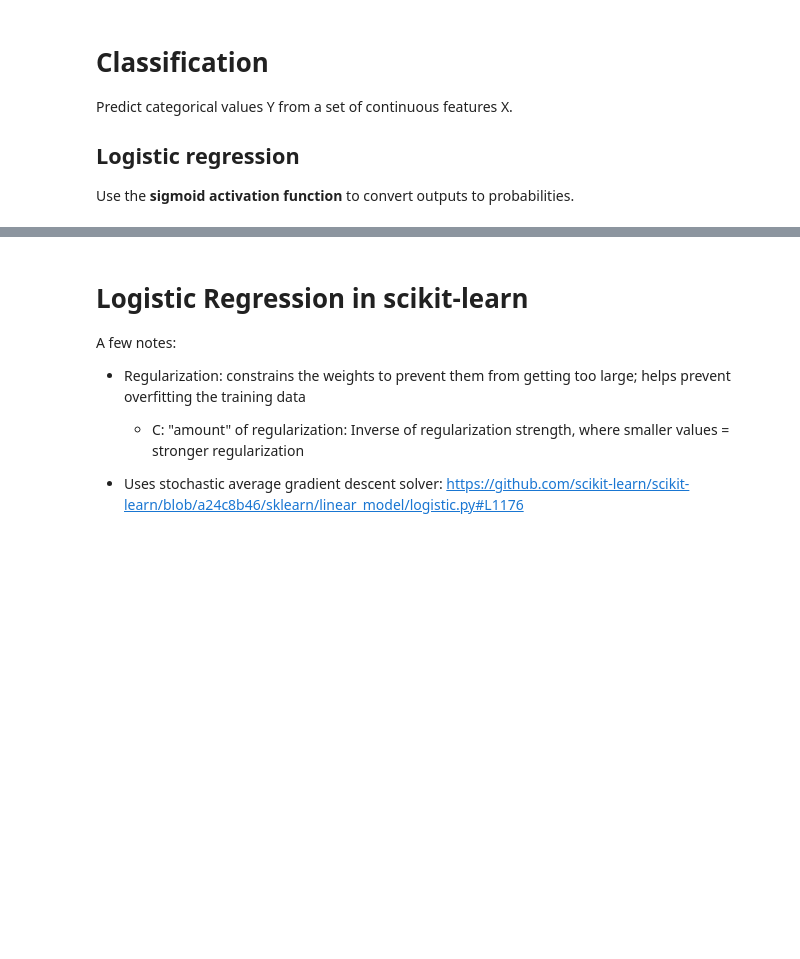
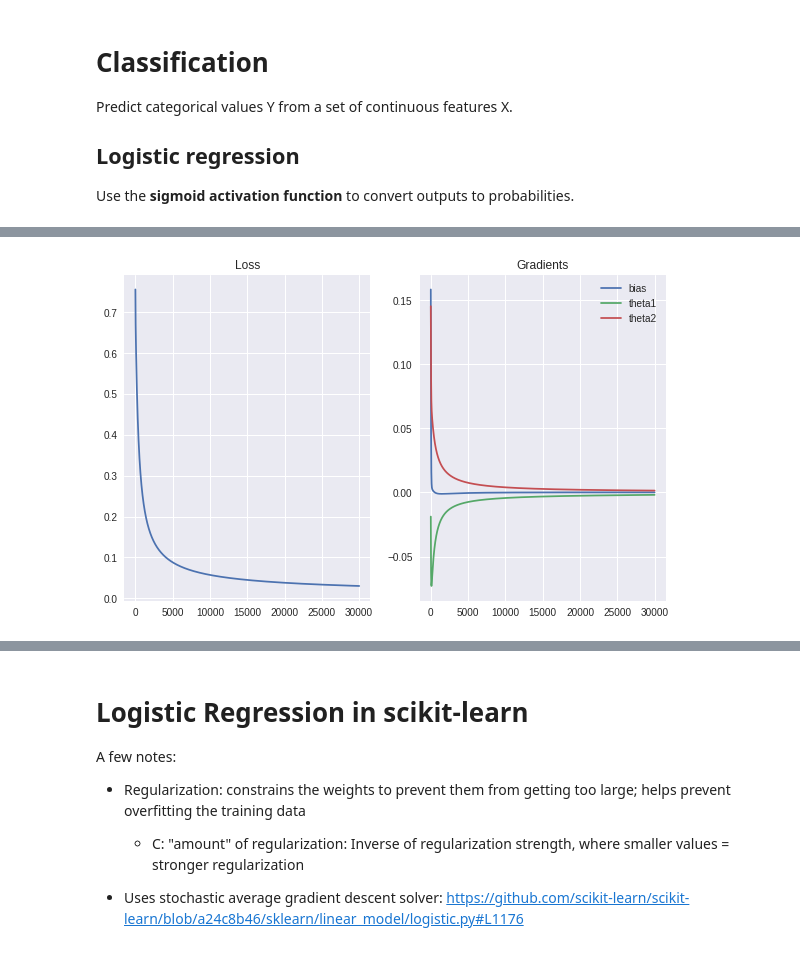
Before and after one commit to amandakeasson/RRI_ML_workshop, a Jupyter notebook: rriML_sklearn.ipynb, the cells around one changed output, grey strips where cells are left out. Saved outputs shown, nothing was run; the diff lists cells and outputs as text; code cells hidden in the pictures; blank space fills up the shorter version.

```diff
--- a/rriML_sklearn.ipynb
+++ b/rriML_sklearn.ipynb
@@ -404,0 +446,82 @@ plt.show()
+# %%
+# note: this section has been updated
+
+# predictions (of probabilities)
+def predict_prob(x,theta,bias):
+    ypred = sigmoid(np.dot(x,theta)+bias)
+    return ypred[:,0]
+
+# loss
+def calc_loss(y, ypred):
+    loss = 1/y.shape[0] * np.sum(-y * np.log(ypred) - (1 - y) * np.log(1 - ypred))
+    return loss
+
+# gradient
+def calc_grad_theta(x, y, ypred):
+    grad = 1/y.shape[0] * np.matmul(x.T, (ypred - y))
+    grad = grad[:, np.newaxis]
+    return grad
+
+def calc_grad_bias(y,pred):
+    grad = 1/y.shape[0] * np.sum(ypred-y)
+    #grad = grad[:, np.newaxis]
+    return grad
+
+# accuracy
+def calc_accuracy(y, ypred):
+    h = np.zeros(ypred.shape)
+    h[ypred>=0.5] = 1
+    return np.sum(h==y)/y.shape[0]
+
+
+# initialize our parameters
+np.random.seed(1)
+theta = np.random.rand(2,1)
+bias = np.random.rand(1,1)
+
+# split into train and test
+Xtrain, Xtest, ytrain, ytest = train_test_split(X,y)
+
+# define iterations
+iters = 30000
+learning_rate = 0.1
+
+# run gradient descent
+losses = []
+grads_theta = []
+grads_bias = []
+for iter in range(iters):
+    ypred = predict_prob(Xtrain, theta, bias)
+    loss = calc_loss(ytrain, ypred)
+    grad_theta = calc_grad_theta(Xtrain, ytrain, ypred)
+    grad_bias = calc_grad_bias(ytrain, ypred)
+    theta = theta - learning_rate*grad_theta
+    bias = bias - learning_rate*grad_bias
+    losses.append(loss)
+    grads_theta.append(grad_theta)
+    grads_bias.append(grad_bias)
+
+# final ypred
+ypred = predict_prob(Xtest, theta, bias)
+grads_theta = np.squeeze(grads_theta)
+print('theta = ', theta)
+print('bias = ', bias)
+print('test set accuracy = ', calc_accuracy(ytest, ypred))
+
+fig = plt.figure(figsize=(15,6))
+plt.subplot(131); plt.title('Loss')
+plt.plot(np.arange(iters), losses)
+plt.subplot(132); plt.title('Gradients')
+plt.plot(np.arange(iters), grads_bias)
+plt.plot(np.arange(iters), grads_theta)
+plt.legend(['bias', 'theta1', 'theta2'])
+plt.show()
+
+fig = plt.figure(figsize=(12,6))
+plt.scatter(Xtest[:,0], Xtest[:,1],c=ytest,cmap='coolwarm')
+xvals = np.array(plt.gca().get_xlim())
+xvals = np.reshape(xvals,[-1, 1])
+yvals = -(xvals*theta[0] + bias) /theta[1]
+plt.plot(xvals,yvals,c='black')
+plt.show()
+# %% [output]
@@ -404,0 +532 @@ plt.show()
+[figure, added]
```
Also changed, not shown: parts of 30 cells of this notebook, 1 other file.
